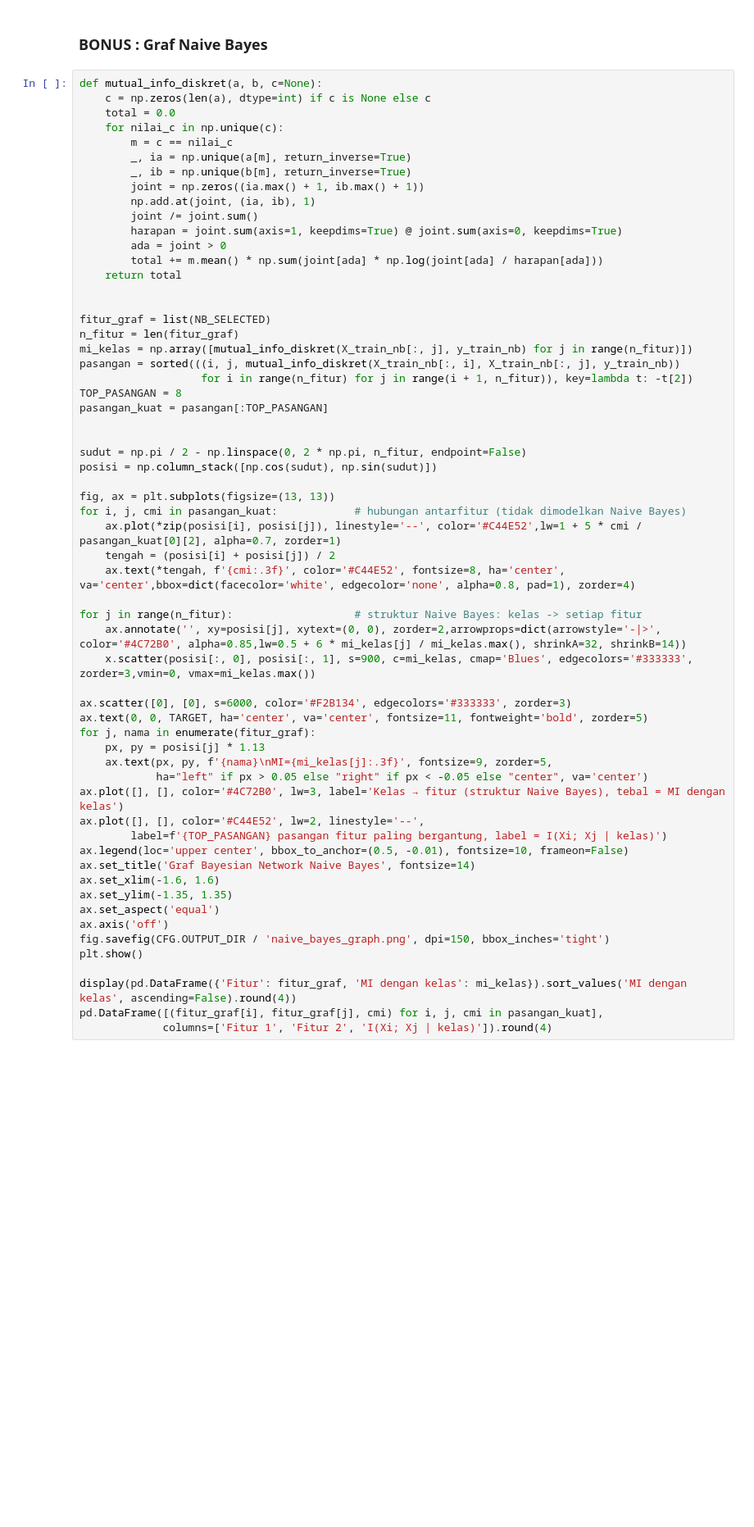
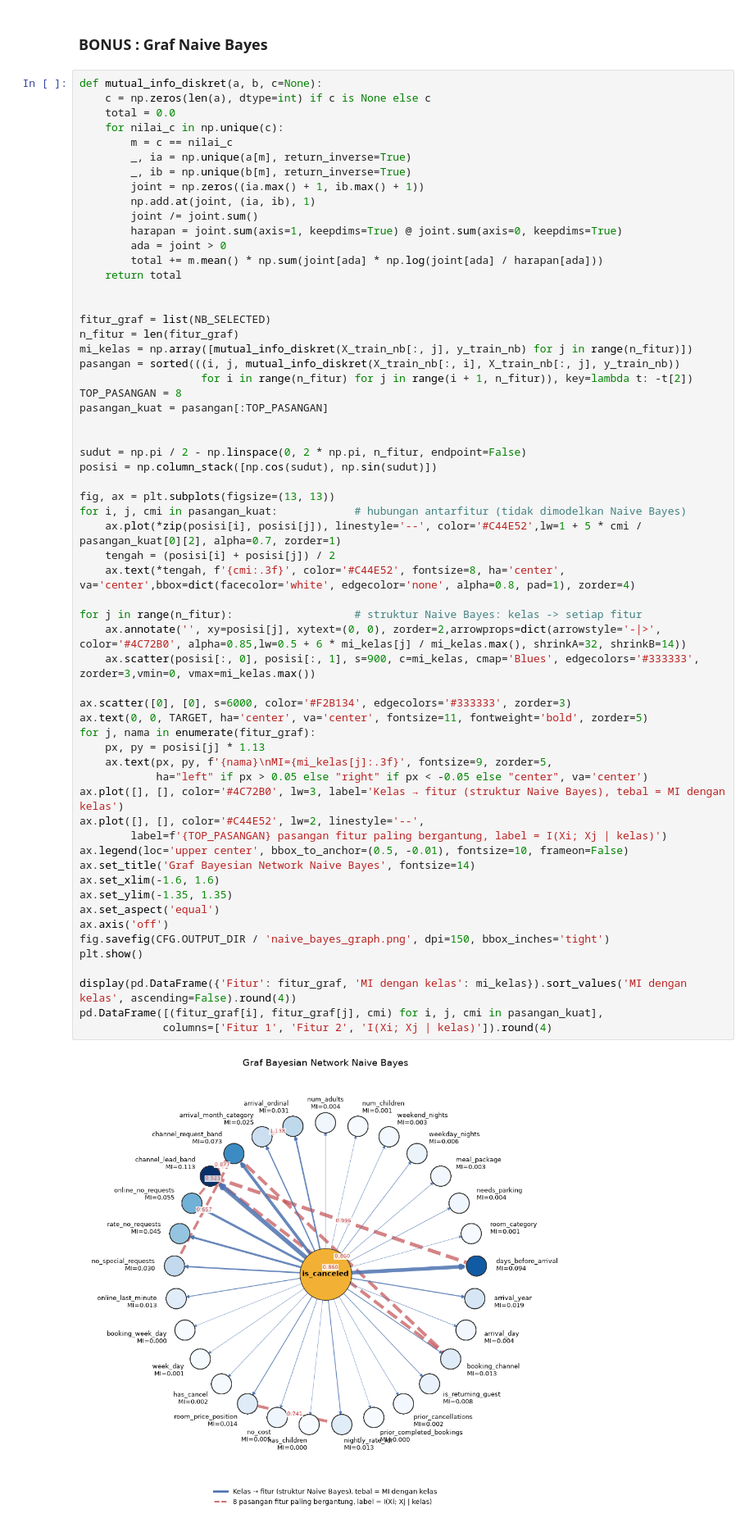
Before and after one commit to Hagon47/IF3170_G24_AyamNutellaBear, a Jupyter notebook: src/notebook/notebookfix.ipynb, the cells around one changed output. Shown at 82% size. Drawn from its saved outputs; the diff is of its cells as text; blank space fills up the shorter version.

```diff
--- a/src/notebook/notebookfix.ipynb
+++ b/src/notebook/notebookfix.ipynb
@@ -1558,31 +1984,33 @@ posisi = np.column_stack([np.cos(sudut), np.sin(sudut)])
 fig, ax = plt.subplots(figsize=(13, 13))
 for i, j, cmi in pasangan_kuat:            # hubungan antarfitur (tidak dimodelkan Naive Bayes)
     ax.plot(*zip(posisi[i], posisi[j]), linestyle='--', color='#C44E52',lw=1 + 5 * cmi / pasangan_kuat[0][2], alpha=0.7, zorder=1)
     tengah = (posisi[i] + posisi[j]) / 2
     ax.text(*tengah, f'{cmi:.3f}', color='#C44E52', fontsize=8, ha='center', va='center',bbox=dict(facecolor='white', edgecolor='none', alpha=0.8, pad=1), zorder=4)
 
 for j in range(n_fitur):                   # struktur Naive Bayes: kelas -> setiap fitur
     ax.annotate('', xy=posisi[j], xytext=(0, 0), zorder=2,arrowprops=dict(arrowstyle='-|>', color='#4C72B0', alpha=0.85,lw=0.5 + 6 * mi_kelas[j] / mi_kelas.max(), shrinkA=32, shrinkB=14))
-    x.scatter(posisi[:, 0], posisi[:, 1], s=900, c=mi_kelas, cmap='Blues', edgecolors='#333333', zorder=3,vmin=0, vmax=mi_kelas.max())
+    ax.scatter(posisi[:, 0], posisi[:, 1], s=900, c=mi_kelas, cmap='Blues', edgecolors='#333333', zorder=3,vmin=0, vmax=mi_kelas.max())
 
 ax.scatter([0], [0], s=6000, color='#F2B134', edgecolors='#333333', zorder=3)
 ax.text(0, 0, TARGET, ha='center', va='center', fontsize=11, fontweight='bold', zorder=5)
 for j, nama in enumerate(fitur_graf):
     px, py = posisi[j] * 1.13
     ax.text(px, py, f'{nama}\nMI={mi_kelas[j]:.3f}', fontsize=9, zorder=5,
             ha="left" if px > 0.05 else "right" if px < -0.05 else "center", va='center')
 ax.plot([], [], color='#4C72B0', lw=3, label='Kelas → fitur (struktur Naive Bayes), tebal = MI dengan kelas')
 ax.plot([], [], color='#C44E52', lw=2, linestyle='--',
         label=f'{TOP_PASANGAN} pasangan fitur paling bergantung, label = I(Xi; Xj | kelas)')
 ax.legend(loc='upper center', bbox_to_anchor=(0.5, -0.01), fontsize=10, frameon=False)
 ax.set_title('Graf Bayesian Network Naive Bayes', fontsize=14)
 ax.set_xlim(-1.6, 1.6)
 ax.set_ylim(-1.35, 1.35)
 ax.set_aspect('equal')
 ax.axis('off')
 fig.savefig(CFG.OUTPUT_DIR / 'naive_bayes_graph.png', dpi=150, bbox_inches='tight')
 plt.show()
 
 display(pd.DataFrame({'Fitur': fitur_graf, 'MI dengan kelas': mi_kelas}).sort_values('MI dengan kelas', ascending=False).round(4))
 pd.DataFrame([(fitur_graf[i], fitur_graf[j], cmi) for i, j, cmi in pasangan_kuat],
              columns=['Fitur 1', 'Fitur 2', 'I(Xi; Xj | kelas)']).round(4)
+# %% [output]
+[figure, added]
```
Also changed, not shown: parts of 84 cells of this notebook, 23 other files.
